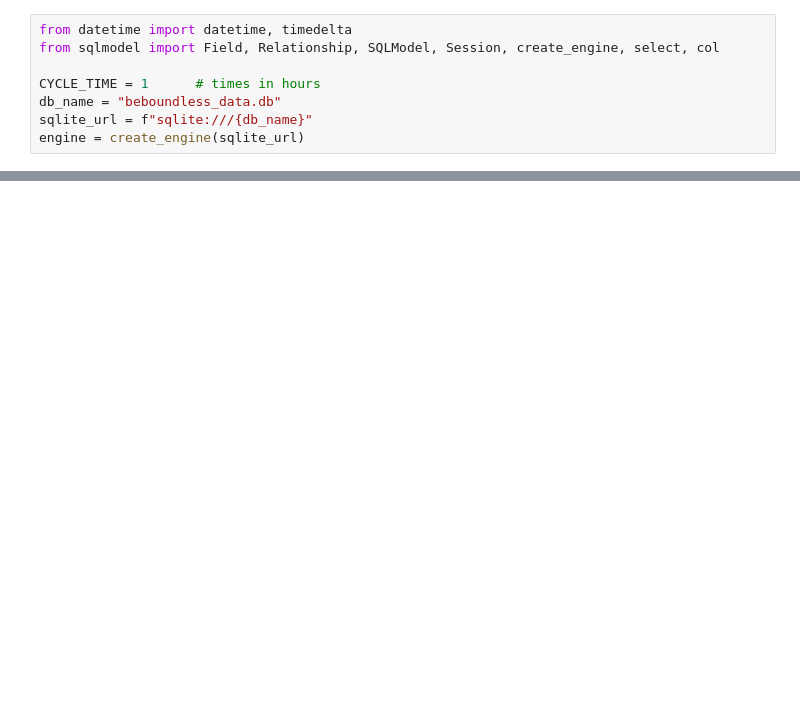
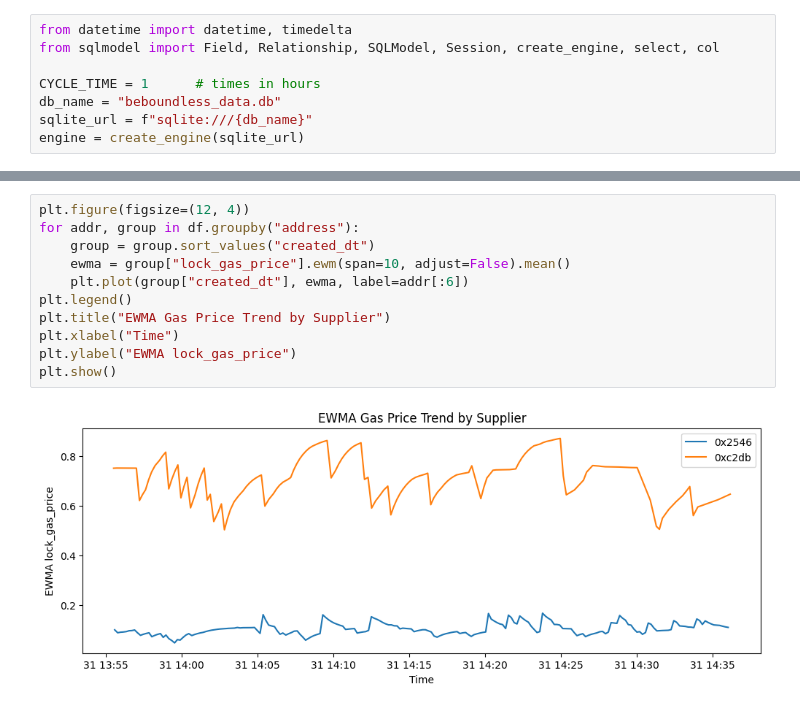
Before and after one commit to d0lwl0b/beboundless-data, a Jupyter notebook: dc_view.ipynb, the cells around one changed output, grey strips where cells are left out. Drawn from its saved outputs; the diff is of its cells as text; blank space fills up the shorter version.

```diff
--- a/dc_view.ipynb
+++ b/dc_view.ipynb
@@ -75,0 +115,13 @@ Gas price boxplot:
+# %%
+plt.figure(figsize=(12, 4))
+for addr, group in df.groupby("address"):
+    group = group.sort_values("created_dt")
+    ewma = group["lock_gas_price"].ewm(span=10, adjust=False).mean()
+    plt.plot(group["created_dt"], ewma, label=addr[:6])
+plt.legend()
+plt.title("EWMA Gas Price Trend by Supplier")
+plt.xlabel("Time")
+plt.ylabel("EWMA lock_gas_price")
+plt.show()
+# %% [output]
+[figure, added]
```
Also changed, not shown: parts of 6 cells of this notebook, 1 other file.
